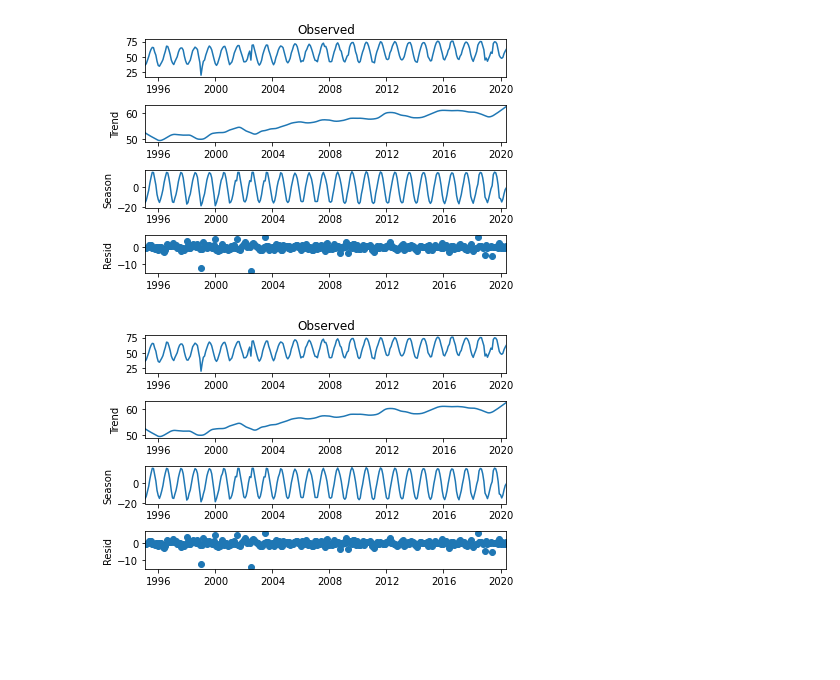
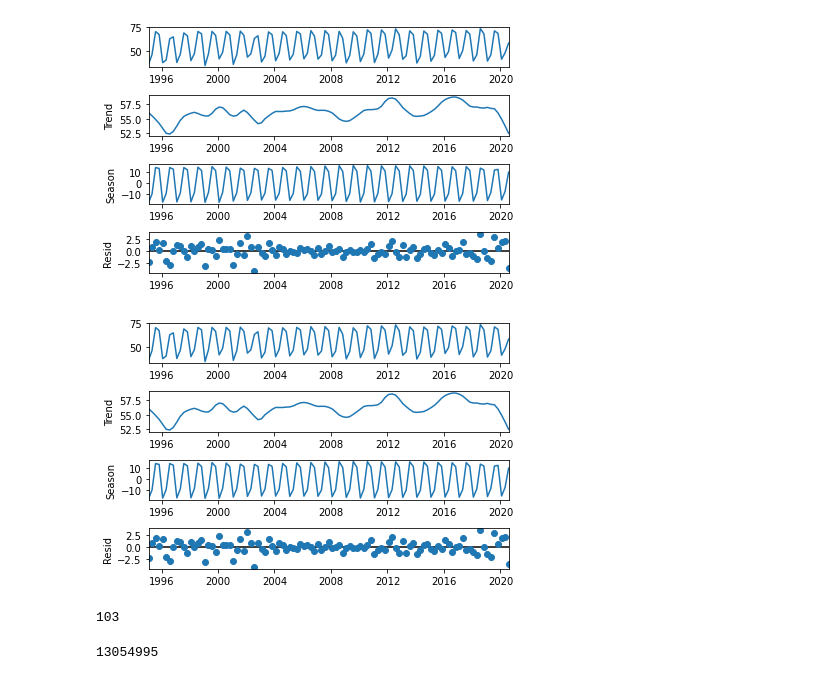
Before and after one commit to whistlepark/cogs109_final, a Jupyter notebook: Notebooks/Train.ipynb, the cells around one changed output. Drawn from its saved outputs; the diff is of its cells as text; code cells hidden in the pictures; blank space fills up the shorter version.

```diff
--- a/Notebooks/Train.ipynb
+++ b/Notebooks/Train.ipynb
@@ -19,3 +19,6 @@ init_notebook_mode(connected = True)
 if os.path.exists('./city_temperature.csv'):
     df = pd.read_csv('./city_temperature.csv',low_memory=False)
     df['Date'] = pd.to_datetime(df.loc[:,'Month':'Year'],dayfirst=True,errors='coerce')
+# %%
+df_us = df[df['Country']=='US'].groupby([pd.Grouper(key='Date',freq='3M')]).mean().unstack(level=0).reindex().AvgTemperature
+df_us.where(df_us>-99,inplace=True)
@@ -22,6 +30,15 @@ if os.path.exists('./city_temperature.csv'):
 # %%
-model = STL(df[['Date','AvgTemperature']].set_index('Date').resample('M').mean()).fit()
+model = STL(df_us).fit()
+# model = STL(df[['Date','AvgTemperature']].set_index('Date').resample('M').mean()).fit()
 model.plot()
 # %% [output]
-[figure, old version]
+[figure, new version]
-[figure, old version]
+[figure, new version]
+# %%
+df_us.size
+# %% [output]
+103
+# %%
+df[(df.Country=='US')&(df.AvgTemperature>-99)].size
+# %% [output]
+13054995
```
Also changed, not shown: parts of 4 cells of this notebook.
